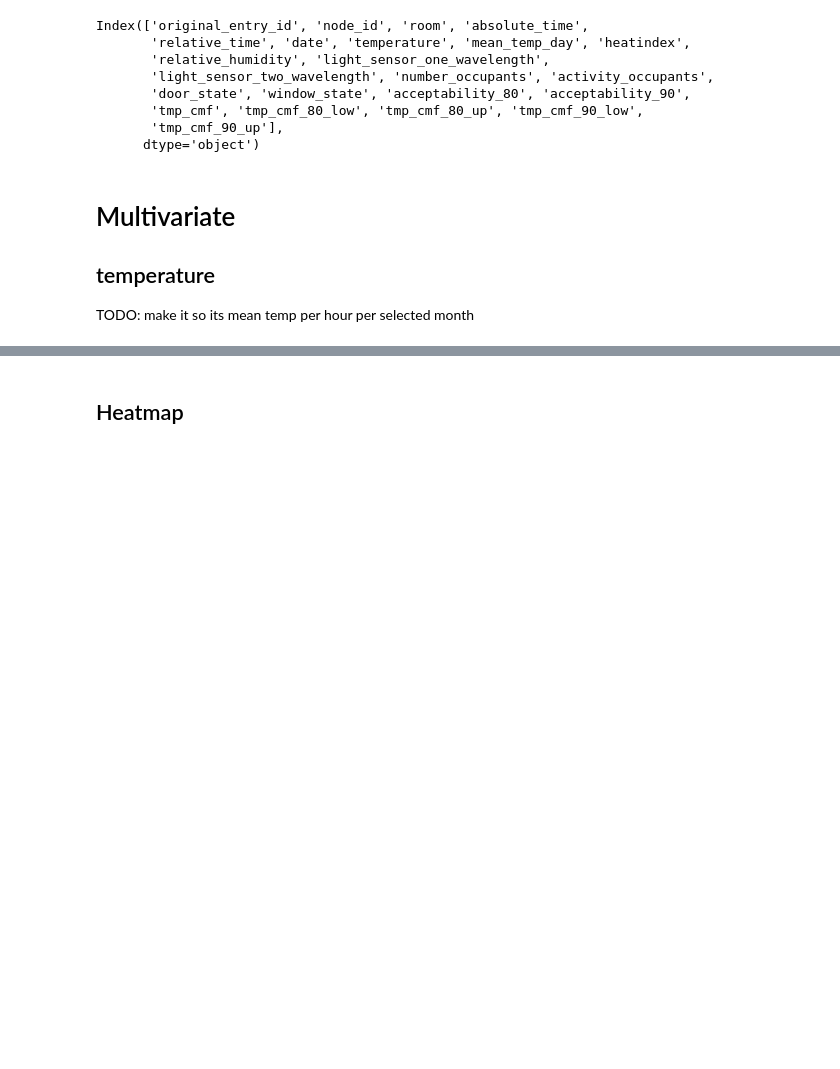
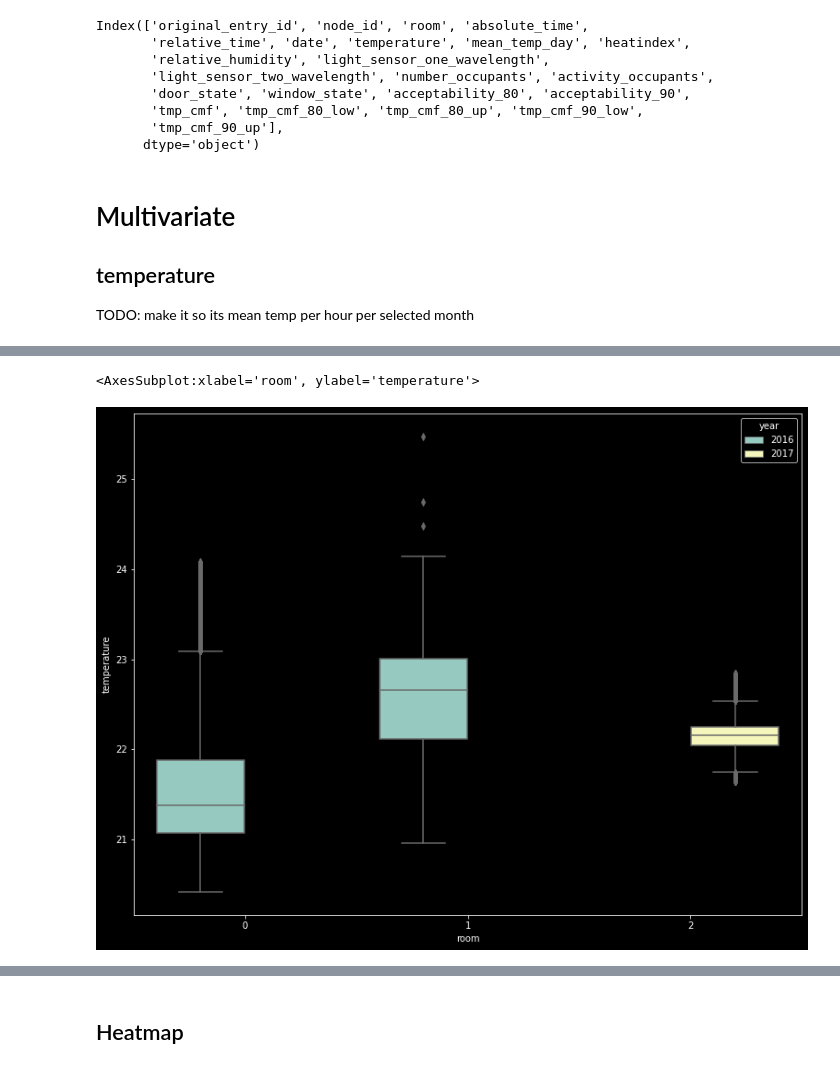
Before and after one commit to AvansETI/SmartGridAI, a Jupyter notebook: B4B Human Wellbeing Prediction/data_analysis/multivariate_analysis.ipynb, the cells around one changed output, grey strips where cells are left out. Cells and saved outputs as stored; diff of their text form; code cells hidden in the pictures; blank space fills up the shorter version.

```diff
--- a/B4B Human Wellbeing Prediction/data_analysis/multivariate_analysis.ipynb
+++ b/B4B Human Wellbeing Prediction/data_analysis/multivariate_analysis.ipynb
@@ -38,0 +116,5 @@ TODO: make it so its mean temp per hour per selected month
+# %%
+sns.boxplot(y="temperature", data=df, x="room", hue="year")
+# %% [output]
+<AxesSubplot:xlabel='room', ylabel='temperature'>
+[figure, added]
```
Also changed, not shown: parts of 23 cells of this notebook.
